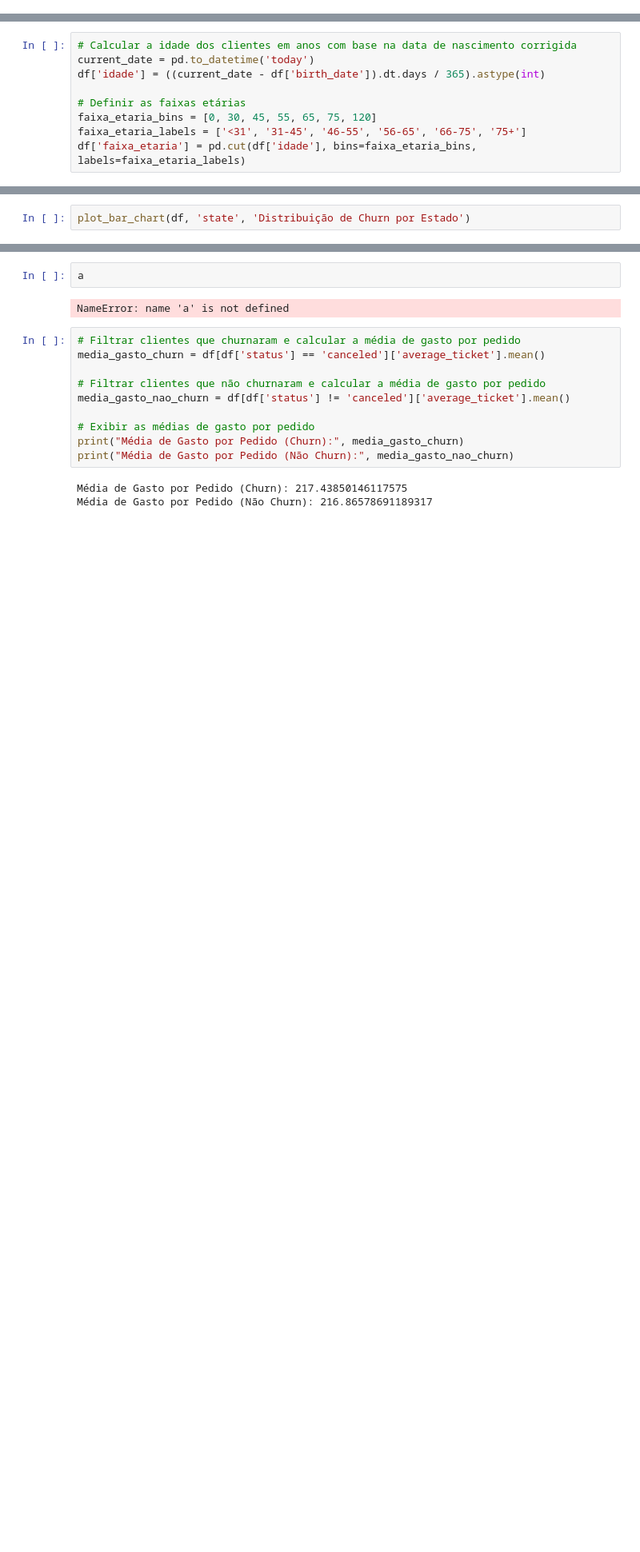
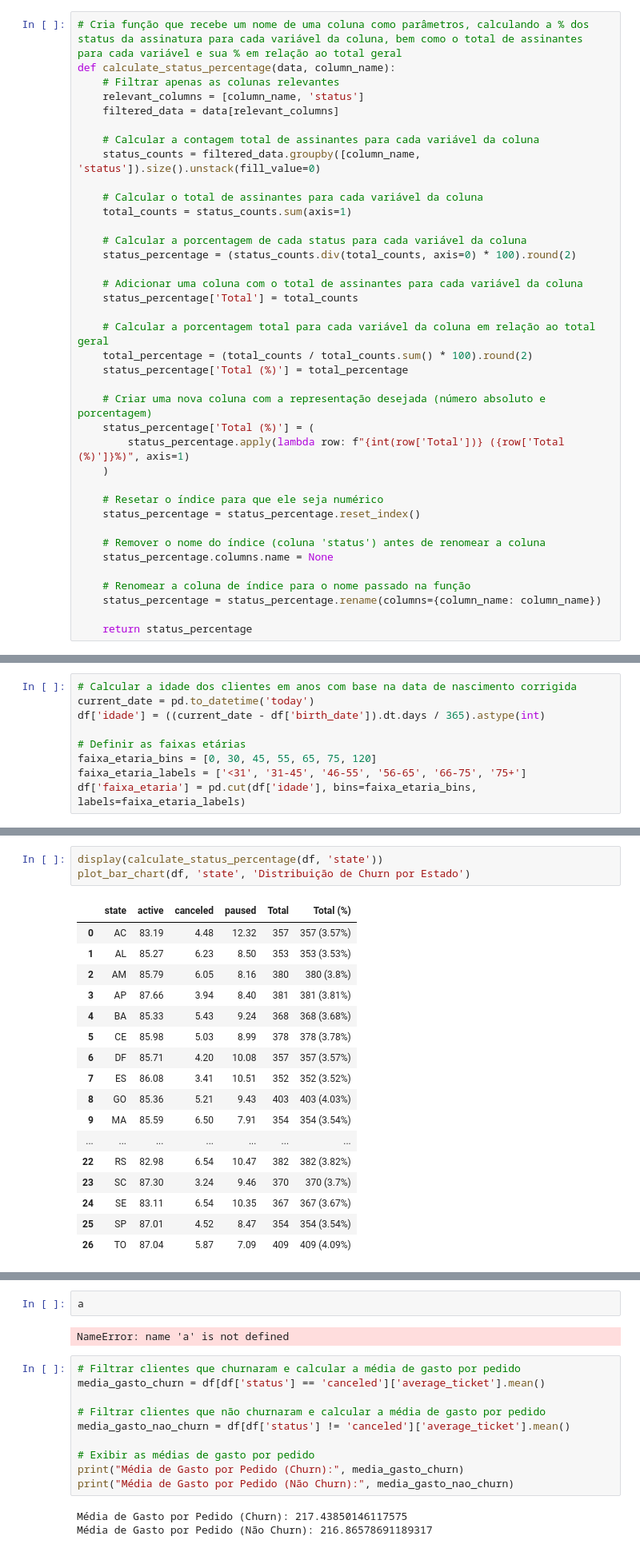
Before and after one commit to isabela-vitoriano/analise_dados_churn, a Jupyter notebook: analise_dados.ipynb, the cells around one changed output, grey strips where cells are left out. Shown at 80% size. Cells and saved outputs as stored; diff of their text form; blank space fills up the shorter version.

Commit message:
feat: cria tabelas de %

```diff
--- a/analise_dados.ipynb
+++ b/analise_dados.ipynb
@@ -74,0 +73,38 @@ churn_count = churn_count.sort_values(by='churn_month')
+# %%
+# Cria função que recebe um nome de uma coluna como parâmetros, calculando a % dos status da assinatura para cada variável da coluna, bem como o total de assinantes para cada variável e sua % em relação ao total geral
+def calculate_status_percentage(data, column_name):
+    # Filtrar apenas as colunas relevantes
+    relevant_columns = [column_name, 'status']
+    filtered_data = data[relevant_columns]
+
+    # Calcular a contagem total de assinantes para cada variável da coluna
+    status_counts = filtered_data.groupby([column_name, 'status']).size().unstack(fill_value=0)
+
+    # Calcular o total de assinantes para cada variável da coluna
+    total_counts = status_counts.sum(axis=1)
+
+    # Calcular a porcentagem de cada status para cada variável da coluna
+    status_percentage = (status_counts.div(total_counts, axis=0) * 100).round(2)
+
+    # Adicionar uma coluna com o total de assinantes para cada variável da coluna
+    status_percentage['Total'] = total_counts
+
+    # Calcular a porcentagem total para cada variável da coluna em relação ao total geral
+    total_percentage = (total_counts / total_counts.sum() * 100).round(2)
+    status_percentage['Total (%)'] = total_percentage
+
+    # Criar uma nova coluna com a representação desejada (número absoluto e porcentagem)
+    status_percentage['Total (%)'] = (
+        status_percentage.apply(lambda row: f"{int(row['Total'])} ({row['Total (%)']}%)", axis=1)
+    )
+
+    # Resetar o índice para que ele seja numérico
+    status_percentage = status_percentage.reset_index()
+
+    # Remover o nome do índice (coluna 'status') antes de renomear a coluna
+    status_percentage.columns.name = None
+
+    # Renomear a coluna de índice para o nome passado na função
+    status_percentage = status_percentage.rename(columns={column_name: column_name})
+
+    return status_percentage
@@ -165,6 +236,24 @@ Name: count, dtype: int64
 # %%
+display(calculate_status_percentage(df, 'state'))
 plot_bar_chart(df, 'state', 'Distribuição de Churn por Estado')
 # %% [output]
+|  | state | active | canceled | paused | Total | Total (%) |
+| 0 | AC | 83.19 | 4.48 | 12.32 | 357 | 357 (3.57%) |
+| 1 | AL | 85.27 | 6.23 | 8.50 | 353 | 353 (3.53%) |
+| 2 | AM | 85.79 | 6.05 | 8.16 | 380 | 380 (3.8%) |
+| 3 | AP | 87.66 | 3.94 | 8.40 | 381 | 381 (3.81%) |
+| 4 | BA | 85.33 | 5.43 | 9.24 | 368 | 368 (3.68%) |
+| 5 | CE | 85.98 | 5.03 | 8.99 | 378 | 378 (3.78%) |
+| 6 | DF | 85.71 | 4.20 | 10.08 | 357 | 357 (3.57%) |
+| 7 | ES | 86.08 | 3.41 | 10.51 | 352 | 352 (3.52%) |
+| 8 | GO | 85.36 | 5.21 | 9.43 | 403 | 403 (4.03%) |
+| 9 | MA | 85.59 | 6.50 | 7.91 | 354 | 354 (3.54%) |
+| ... | ... | ... | ... | ... | ... | ... |
+| 22 | RS | 82.98 | 6.54 | 10.47 | 382 | 382 (3.82%) |
+| 23 | SC | 87.30 | 3.24 | 9.46 | 370 | 370 (3.7%) |
+| 24 | SE | 83.11 | 6.54 | 10.35 | 367 | 367 (3.67%) |
+| 25 | SP | 87.01 | 4.52 | 8.47 | 354 | 354 (3.54%) |
+| 26 | TO | 87.04 | 5.87 | 7.09 | 409 | 409 (4.09%) |
 [figure]
 state
 RS    25
```
Also changed, not shown: parts of 20 cells of this notebook.
